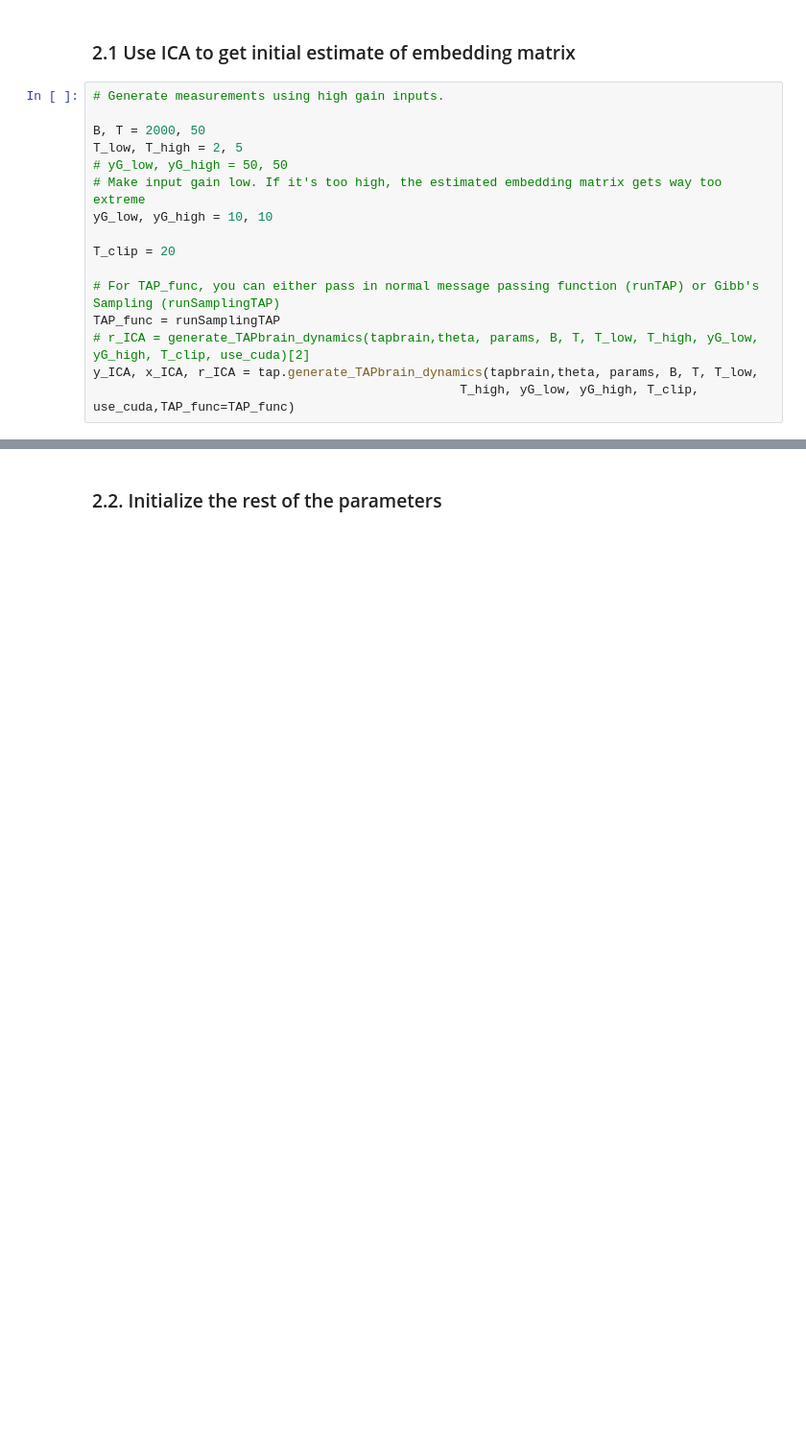
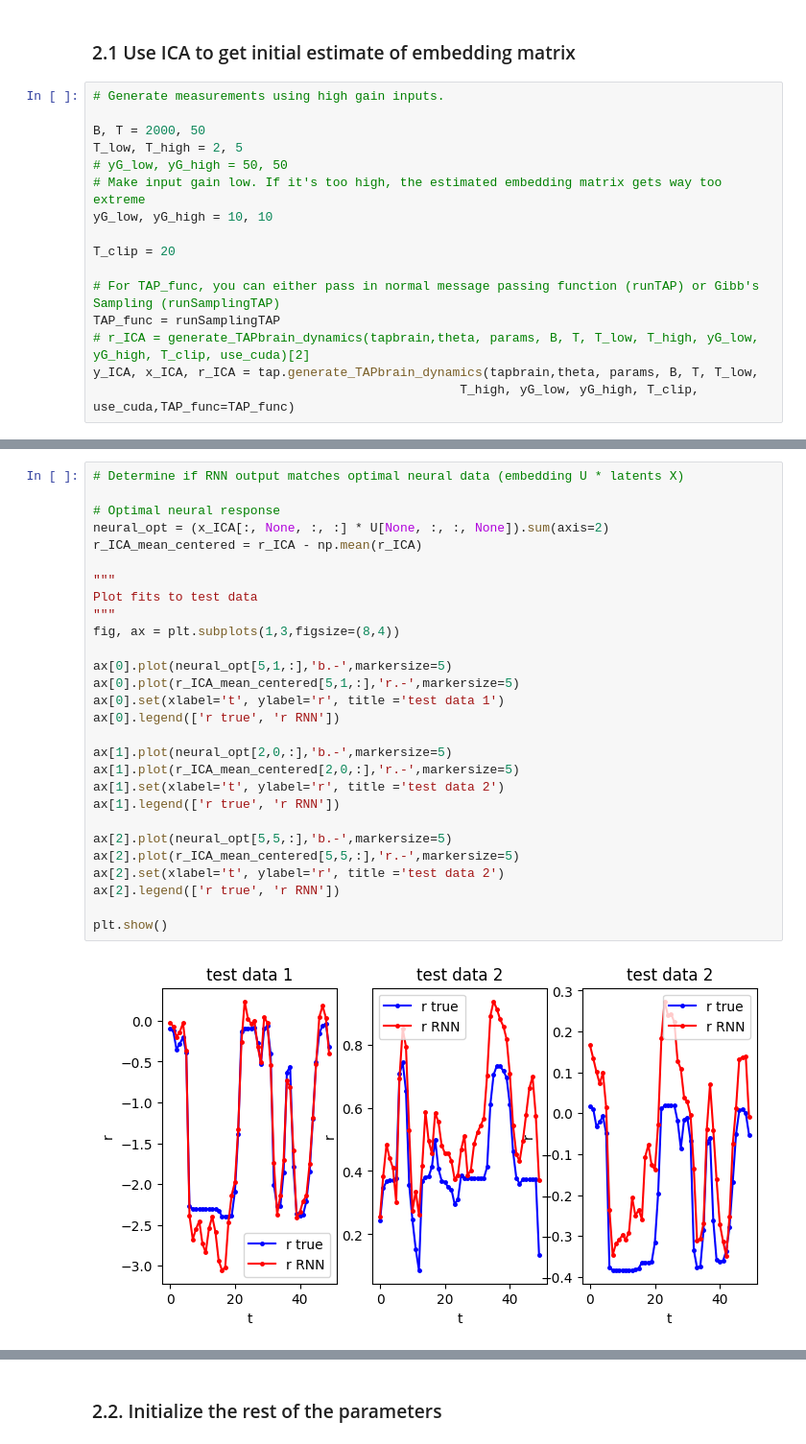
Before and after one commit to cgoldman123/InferringInference, a Jupyter notebook: notebooks/InferTAPbrain_sampling_data.ipynb, the cells around one changed output, grey strips where cells are left out. Shown: that part at 96% size. Cells and saved outputs as stored; diff of their text form; blank space fills up the shorter version.

```diff
--- a/notebooks/InferTAPbrain_sampling_data.ipynb
+++ b/notebooks/InferTAPbrain_sampling_data.ipynb
@@ -111,3 +111,33 @@ plt.show()
+# %%
+# Determine if RNN output matches optimal neural data (embedding U * latents X)
+
+# Optimal neural response
+neural_opt = (x_ICA[:, None, :, :] * U[None, :, :, None]).sum(axis=2)
+r_ICA_mean_centered = r_ICA - np.mean(r_ICA)
+
+"""
+Plot fits to test data
+"""
+fig, ax = plt.subplots(1,3,figsize=(8,4))
+
+ax[0].plot(neural_opt[5,1,:],'b.-',markersize=5)
+ax[0].plot(r_ICA_mean_centered[5,1,:],'r.-',markersize=5)
+ax[0].set(xlabel='t', ylabel='r', title ='test data 1')
+ax[0].legend(['r true', 'r RNN'])
+
+ax[1].plot(neural_opt[2,0,:],'b.-',markersize=5)
+ax[1].plot(r_ICA_mean_centered[2,0,:],'r.-',markersize=5)
+ax[1].set(xlabel='t', ylabel='r', title ='test data 2')
+ax[1].legend(['r true', 'r RNN'])
+
+ax[2].plot(neural_opt[5,5,:],'b.-',markersize=5)
+ax[2].plot(r_ICA_mean_centered[5,5,:],'r.-',markersize=5)
+ax[2].set(xlabel='t', ylabel='r', title ='test data 2')
+ax[2].legend(['r true', 'r RNN'])
+
+plt.show()
+# %% [output]
+[figure, added]
 # %%
 # Run ICA
 # We use ICA to get the embedding matrix from the RNN, which maps neural activity to latent probabilities
```
Also changed, not shown: parts of 9 cells of this notebook, 2 other files.
